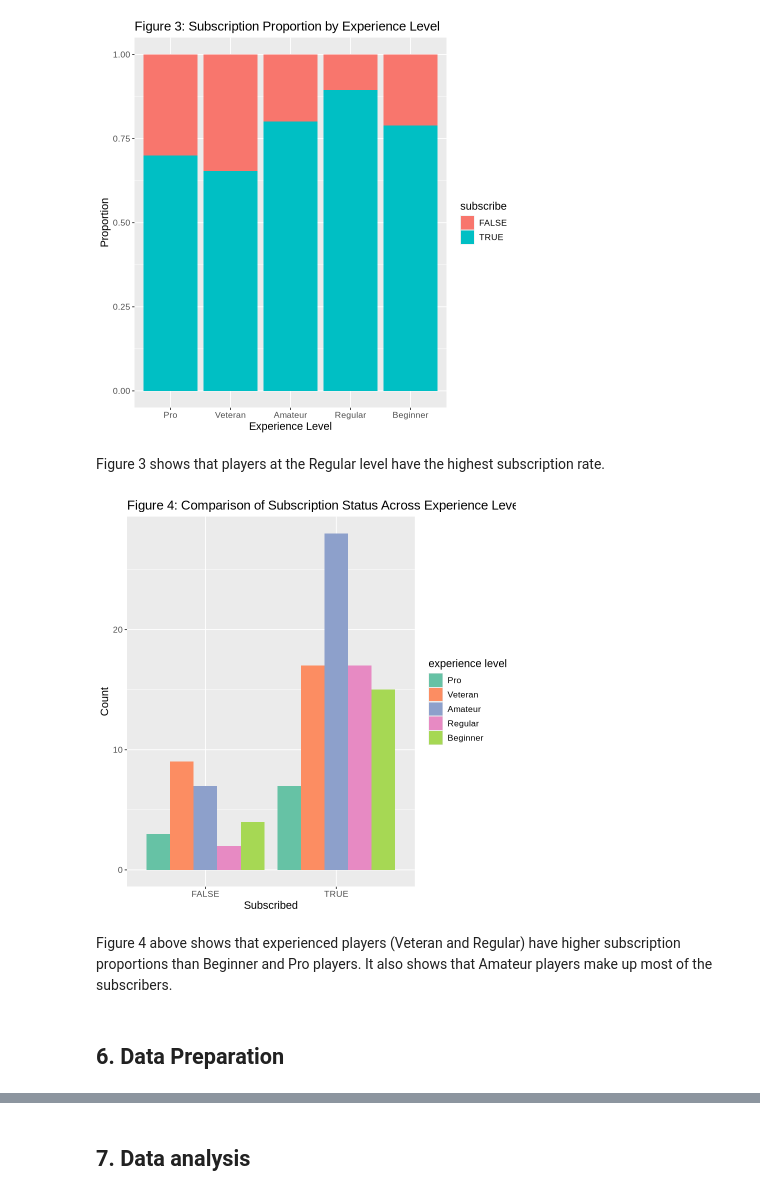
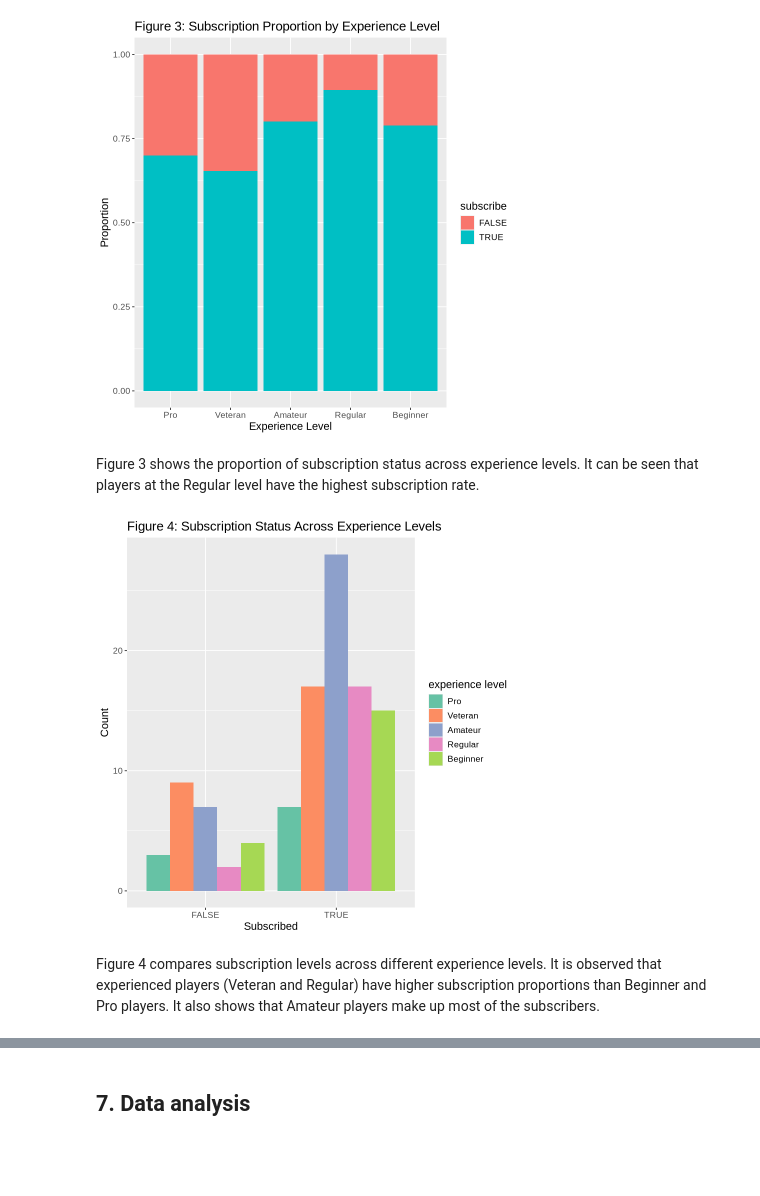
Before and after one commit to dod0bird/Dsci-Group-Project, a Jupyter notebook: Group report.ipynb, the cells around one changed output, grey strips where cells are left out. Cells and saved outputs as stored; diff of their text form; code cells hidden in the pictures; blank space fills up the shorter version.

Commit message:
edited everything prior to data analysis

```diff
--- a/Group report.ipynb
+++ b/Group report.ipynb
@@ -235,20 +263,18 @@ subscribe_experience_prop
 # %% [output]
 [figure]
 # %% [markdown]
-Figure 3 shows that players at the Regular level have the highest subscription rate.
+Figure 3 shows the proportion of subscription status across experience levels. It can be seen that players at the Regular level have the highest subscription rate.
 # %%
 subscribe_experience <- ggplot(players_new, aes(x = subscribe)) +
   geom_bar(aes(fill = experience), position = "dodge") +
   xlab("Subscribed") +
   ylab("Count") +
   scale_fill_brewer(palette = "Set2") +
-  ggtitle("Figure 4: Comparison of Subscription Status Across Experience Levels") +
+  ggtitle("Figure 4: Subscription Status Across Experience Levels") +
   labs(fill = "experience level") +
   theme(text = element_text(size=13))
 subscribe_experience
 # %% [output]
-[figure, old version]
+[figure, new version]
 # %% [markdown]
-Figure 4 above shows that experienced players (Veteran and Regular) have higher subscription proportions than Beginner and Pro players. It also shows that Amateur players make up most of the subscribers.
+Figure 4 compares subscription levels across different experience levels. It is observed that experienced players (Veteran and Regular) have higher subscription proportions than Beginner and Pro players. It also shows that Amateur players make up most of the subscribers.
-# %% [markdown]
-## 6. Data Preparation
```
Also changed, not shown: parts of 11 cells of this notebook.
